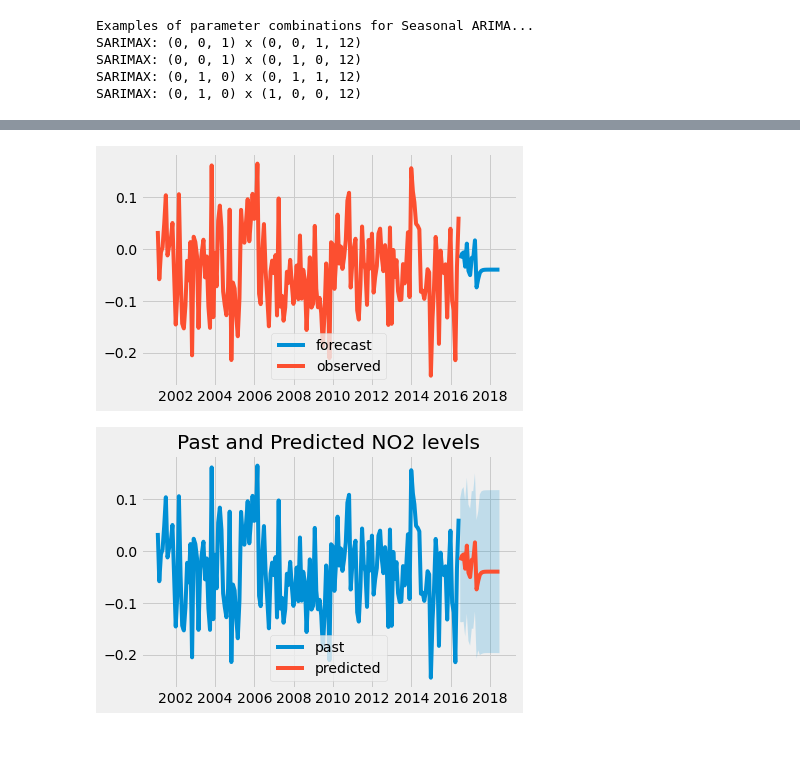
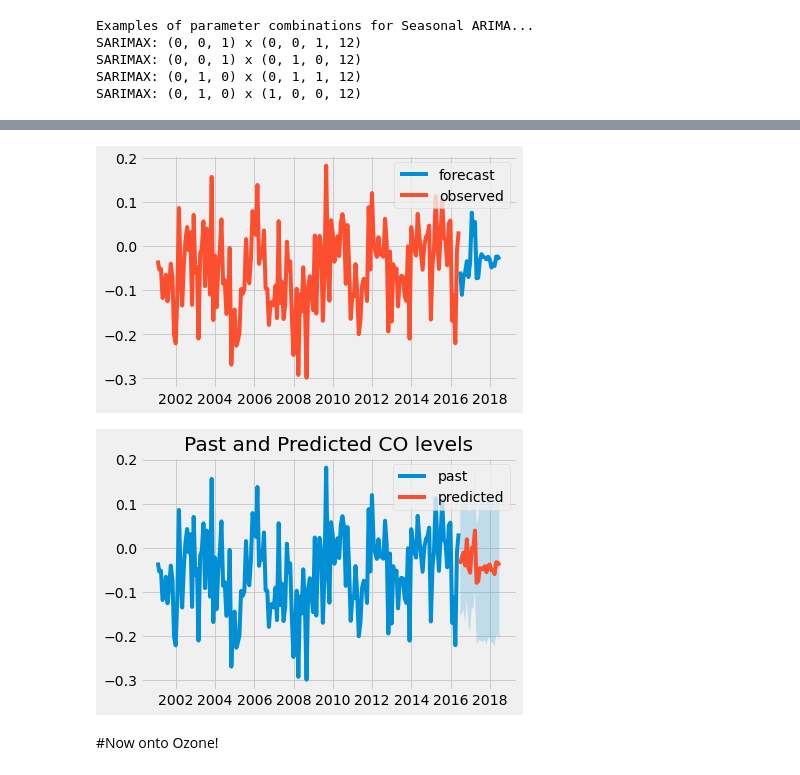
Before and after one commit to rjaynes/AirQ, a Jupyter notebook: SARIMA.ipynb, the cells around one changed output, grey strips where cells are left out. Saved outputs shown, nothing was run; the diff lists cells and outputs as text; code cells hidden in the pictures; blank space fills up the shorter version.

Commit message:
figured out sarima graph problem

```diff
--- a/SARIMA.ipynb
+++ b/SARIMA.ipynb
@@ -456,0 +582,2 @@ Warnings:
+# %%
+yc2 = np.log(yc).diff(12).dropna()
@@ -456,0 +634,13 @@ Warnings:
+# %%
+mod = sm.tsa.statespace.SARIMAX(yc2,
+                                order=(1,1,1),
+                                seasonal_order=(1, 0, 1, 12),
+                                enforce_stationarity=False,
+                                enforce_invertibility=False)
+
+results = mod.fit()
+
+print(results.summary())
+
+results.plot_diagnostics(figsize=(15, 12))
+plt.show()
@@ -457,15 +666,15 @@ Warnings:
 # %%
 # Create SARIMA mean forecast
 sarima_pred = results.get_forecast(steps=25)
 sarima_mean = sarima_pred.predicted_mean
 
 # Plot mean ARIMA and SARIMA predictions and observed
 plt.plot(sarima_mean, label='forecast')
-plt.plot(yn2, label='observed')
+plt.plot(yc2, label='observed')
 plt.legend()
 plt.show()
 # %% [output]
-[figure, old version]
+[figure, new version]
 # %%
 # Create forecast object
 forecast_object = results.get_forecast(steps=25)
@@ -481,8 +690,8 @@ dates = mean.index
 # %%
 plt.figure()
 
-# Plot past nO2 levels
-plt.plot(yn2.index, yn2, label='past')
+# Plot past co levels
+plt.plot(yc2.index, yc2, label='past')
 
 # Plot the prediction means as line
 plt.plot(dates, mean, label='predicted')
@@ -491,8 +700,10 @@ plt.plot(dates, mean, label='predicted')
 plt.fill_between(dates, conf_int.iloc[:,0], conf_int.iloc[:,1], alpha=0.2)
 
 # Plot legend and show figure
-plt.title('Past and Predicted NO2 levels')
+plt.title('Past and Predicted CO levels')
 plt.legend()
 plt.show()
 # %% [output]
-[figure, old version]
+[figure, new version]
+# %% [markdown]
+#Now onto Ozone!
```
Also changed, not shown: parts of 44 cells of this notebook.
